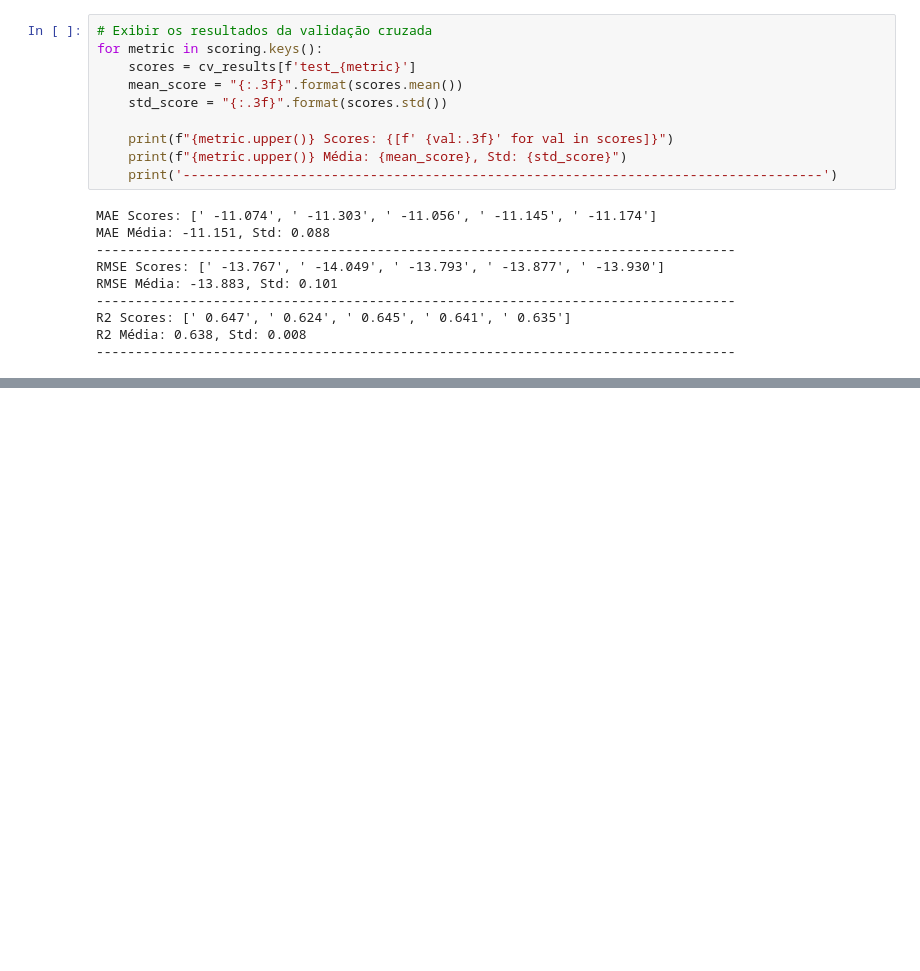
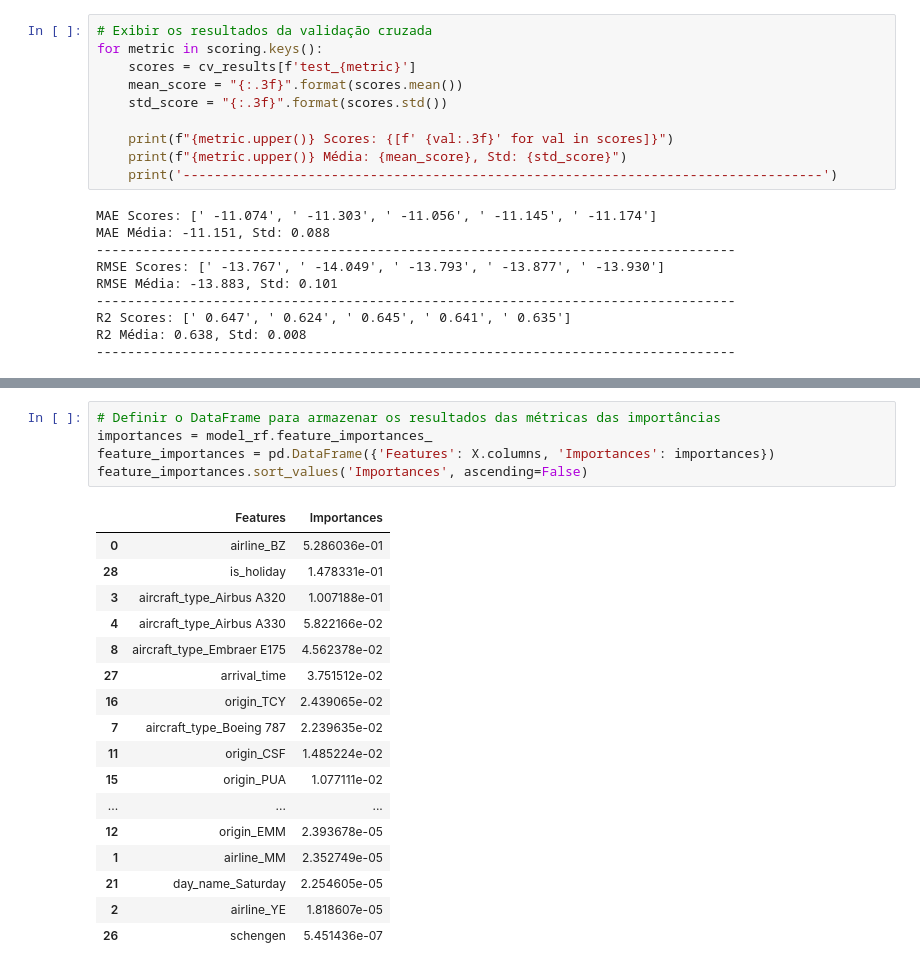
Before and after one commit to JCrpa/curso18_ia_aumentada_prevendo_atrasos_voos, a Jupyter notebook: ia_aumentada_prevendo_atrasos_voos.ipynb, the cells around one changed output, grey strips where cells are left out. Drawn from its saved outputs; the diff is of its cells as text; blank space fills up the shorter version.

```diff
--- a/ia_aumentada_prevendo_atrasos_voos.ipynb
+++ b/ia_aumentada_prevendo_atrasos_voos.ipynb
@@ -577,0 +592,23 @@ R2 Média: 0.638, Std: 0.008
+# %%
+# Definir o DataFrame para armazenar os resultados das métricas das importâncias
+importances = model_rf.feature_importances_
+feature_importances = pd.DataFrame({'Features': X.columns, 'Importances': importances})
+feature_importances.sort_values('Importances', ascending=False)
+# %% [output]
+|  | Features | Importances |
+| 0 | airline_BZ | 5.286036e-01 |
+| 28 | is_holiday | 1.478331e-01 |
+| 3 | aircraft_type_Airbus A320 | 1.007188e-01 |
+| 4 | aircraft_type_Airbus A330 | 5.822166e-02 |
+| 8 | aircraft_type_Embraer E175 | 4.562378e-02 |
+| 27 | arrival_time | 3.751512e-02 |
+| 16 | origin_TCY | 2.439065e-02 |
+| 7 | aircraft_type_Boeing 787 | 2.239635e-02 |
+| 11 | origin_CSF | 1.485224e-02 |
+| 15 | origin_PUA | 1.077111e-02 |
+| ... | ... | ... |
+| 12 | origin_EMM | 2.393678e-05 |
+| 1 | airline_MM | 2.352749e-05 |
+| 21 | day_name_Saturday | 2.254605e-05 |
+| 2 | airline_YE | 1.818607e-05 |
+| 26 | schengen | 5.451436e-07 |
```
Also changed, not shown: parts of 7 cells of this notebook.
